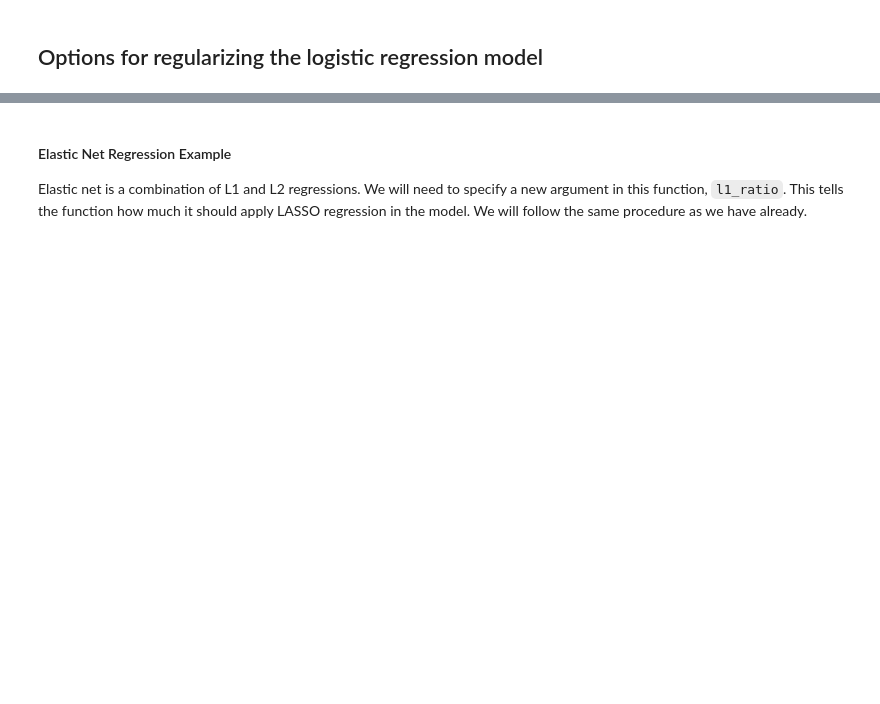
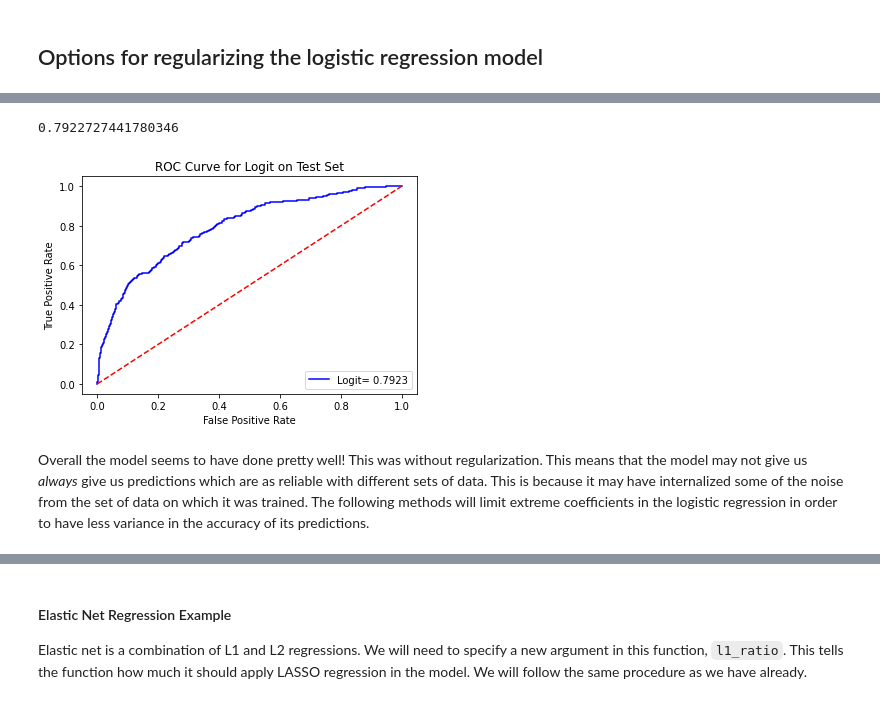
Before and after one commit to Humboldt-WI/bads, a Jupyter notebook: tutorials/7_nb_model_selection.ipynb, the cells around one changed output, grey strips where cells are left out. Cells and saved outputs as stored; diff of their text form; code cells hidden in the pictures; blank space fills up the shorter version.

```diff
--- a/tutorials/7_nb_model_selection.ipynb
+++ b/tutorials/7_nb_model_selection.ipynb
@@ -37,3 +42,7 @@ df = pd.read_csv(data_url, index_col="index")
 # Extract target variable and feature matrix
 X = df.drop(['BAD'], axis=1)
 y = df[['BAD']]
+
+# Change variables into easiest data type for model to handle
+y = y.values.astype(int)
+X = X.astype(float)
@@ -408,0 +118,8 @@ for model in ridge_models:
+# %%
+# Fit the logistic regression
+
+logit = sm.Logit(y_train, X_train, )
+
+logit_res = logit.fit()
+
+print(logit_res.summary())
@@ -408,0 +148,6 @@ for model in ridge_models:
+# %%
+# Get predictions in probabilty of class 1
+
+logit_test_prob = logit_res.predict(X_test)
+
+logit_test_prob
@@ -408,0 +168,25 @@ for model in ridge_models:
+# %%
+# Calculate the AUC
+
+fpr_logit, tpr_logit, _ = metrics.roc_curve(y_test, logit_test_prob)
+auc_logit = metrics.auc(fpr_logit, tpr_logit)
+auc_logit
+# %% [output]
+0.7922727441780346
+# %%
+# Plot of AUC
+plt.plot(fpr_logit, tpr_logit, label="Logit= %0.4f" % auc_logit, color='b')
+
+# Random benchmark
+plt.plot([0, 1], [0, 1], "r--");
+
+# Plot configuration
+plt.title('ROC Curve for Logit on Test Set')
+plt.ylabel("True Positive Rate")
+plt.xlabel("False Positive Rate")
+plt.legend(loc="lower right")
+plt.show()
+# %% [output]
+[figure, added]
+# %% [markdown]
+Overall the model seems to have done pretty well! This was without regularization. This means that the model may not give us *always* give us predictions which are as reliable with different sets of data. This is because it may have internalized some of the noise from the set of data on which it was trained. The following methods will limit extreme coefficients in the logistic regression in order to have less variance in the accuracy of its predictions.
```
Also changed, not shown: parts of 160 cells of this notebook.
